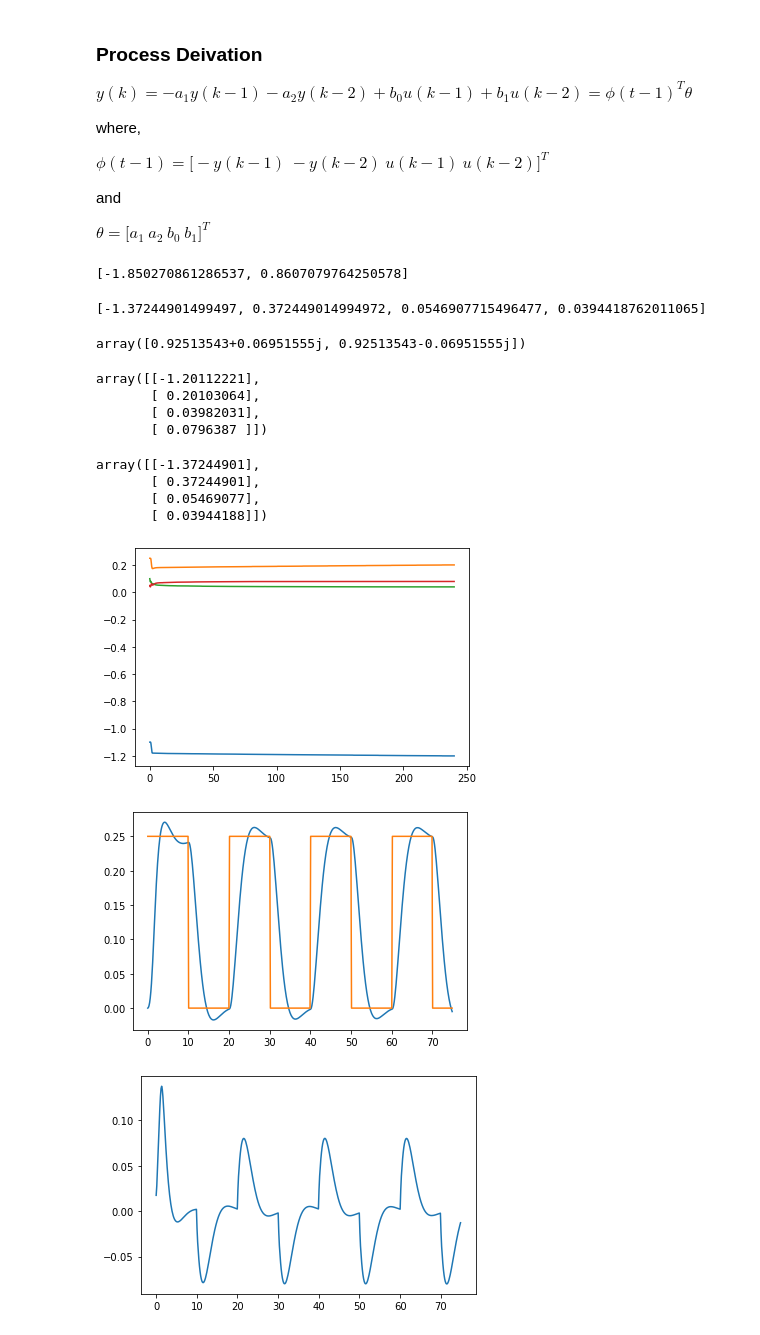
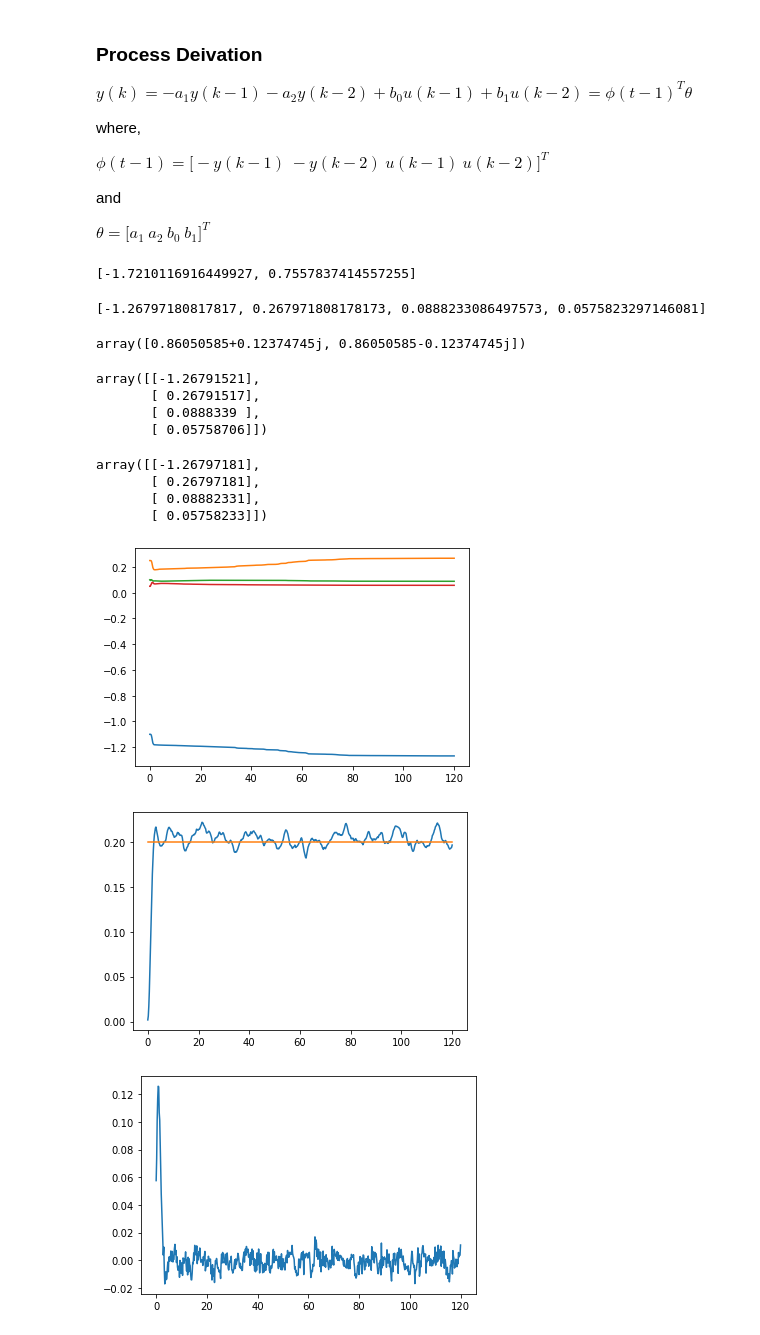
Before and after one commit to derekboase/ELG7113, a Jupyter notebook: system_models/derek_model/without_cancel_derek_v2.ipynb, the cells around one changed output. Cells and saved outputs as stored; diff of their text form; code cells hidden in the pictures.

```diff
--- a/system_models/derek_model/without_cancel_derek_v2.ipynb
+++ b/system_models/derek_model/without_cancel_derek_v2.ipynb
@@ -44,7 +44,7 @@ volume_ball = 4/3*np.pi*radius**3
 density = 1.2  # kg/m^3
 veq = 2.8 # m/s
 
-Ts_val = 0.15
+Ts_val = 0.2
 b_nom = 2*9.81*(mass-density*volume_ball)/(mass*veq)
 # %%
 ## Example 3.1: since it has the same structure TF I used it to validate my approach, it's consistent
@@ -188,9 +191,9 @@ and
 
 $ \theta = \big[a_1\ a_2\ b_0\ b_1\big]^T $
 # %%
-final_time = 240
+final_time = 120
 t = np.arange(0, final_time + Ts_val, Ts_val)
-def reference_signal(end_time=final_time, Ts_func=Ts_val, lower_set=0., upper_set=0.25, period=20):
+def reference_signal(end_time=final_time, Ts_func=Ts_val, lower_set=0.1, upper_set=0.2, period=40):
     uc_func = []
     time = np.arange(0, end_time + Ts_func, Ts_func)
     for _t in time:
@@ -198,21 +201,21 @@ def reference_signal(end_time=final_time, Ts_func=Ts_val, lower_set=0., upper_se
         if np.sin(rat*_t) >= 0:
             uc_func.append(upper_set)
         else:
-            uc_func.append(lower_set)
+            uc_func.append(upper_set)
     return np.array(uc_func, float)
 uc_val = reference_signal()
 # plt.plot(np.arange(0, 60 + Ts_val, Ts_val), uc)
 # plt.show()
 # %%
-omega_n = np.sqrt(2)/2
-zeta = np.sqrt(2)/2
+omega_n = 1
+zeta = 0.7
 Bmz_tf, Amz_tf = co.tfdata(co.sample_system(co.tf([1], [1, 2*zeta*omega_n, omega_n**2]), method='zoh', Ts=Ts_val))
 AM1 = Amz_tf[0][0][1]
 AM2 = Amz_tf[0][0][2]
 A0 = 0.5
 T0_num = AM1 + AM2 + 1
 T1_num = A0*(T0_num)
-lam = 1
+lam = 0.98
 initial_P_weights = [1000]*4
 # initial_P_weights = [1000, 100, 10, 10]
 theta = np.array(pulse_coeffs, float).reshape(4, -1)
@@ -221,9 +224,9 @@ display([AM1, AM2])
 display(pulse_coeffs)
 np.roots([1, AM1, AM2])
 # %% [output]
-[-1.850270861286537, 0.8607079764250578]
+[-1.7210116916449927, 0.7557837414557255]
-[-1.37244901499497, 0.372449014994972, 0.0546907715496477, 0.0394418762011065]
+[-1.26797180817817, 0.267971808178173, 0.0888233086497573, 0.0575823297146081]
-array([0.92513543+0.06951555j, 0.92513543-0.06951555j])
+array([0.86050585+0.12374745j, 0.86050585-0.12374745j])
 # %%
     # Estimates k = 0
 # theta_hat = np.array(pulse_coeffs, float).reshape(4, -1) # a1, a2, b0, b1 THIS WILL BE USED FOR THE REAL CONTROL
@@ -234,7 +237,8 @@ P = np.diag(initial_P_weights)
 phi = np.zeros((4,1))
 
     # Measurements and control parameters k = 0
-y_measure = (phi.T@theta).reshape(-1,)
+# y_measure = (phi.T@theta).reshape(-1,)
+y_measure = (phi.T@theta + np.random.normal(0, 0.001)).reshape(-1,)
 
 a1, a2, b0, b1 = theta_hat[0], theta_hat[1], theta_hat[2], theta_hat[3]
 den_rs = ((-a1*b0*b1) + (a2*b0**2) + b1**2)
@@ -258,8 +262,10 @@ theta_arr = np.concatenate((theta_arr,
 P = (np.eye(len(phi)) - K@phi.T) @P/lam
 
     # Measurements and control parameters k = 1
+# y_measure = np.concatenate((y_measure,
+#                             (phi.T@theta).reshape(-1,)))
 y_measure = np.concatenate((y_measure,
-                            (phi.T@theta).reshape(-1,)))
+                            (phi.T@theta + np.random.normal(0, 0.001)).reshape(-1,)))
 
 a1, a2, b0, b1 = theta_hat[0], theta_hat[1], theta_hat[2], theta_hat[3]
 den_rs = ((-a1*b0*b1) + (a2*b0**2) + b1**2)
@@ -284,8 +290,10 @@ for k in range(2, len(t)):
         P = (np.eye(len(phi)) - K@phi.T)@P/lam
 
             # Measurements and control parameters k = 2
+#         y_measure = np.concatenate((y_measure,
+#                             (phi.T@theta).reshape(-1,)))
         y_measure = np.concatenate((y_measure,
-                                    (phi.T@theta).reshape(-1,)))
+                                    (phi.T@theta + np.random.normal(0, 0.001)).reshape(-1,)))
 
         a1, a2, b0, b1 = theta_hat[0], theta_hat[1], theta_hat[2], theta_hat[3]
         den_rs = ((-a1*b0*b1) + (a2*b0**2) + b1**2)
@@ -303,30 +311,30 @@ for k in range(2, len(t)):
 # %%
 theta_hat
 # %% [output]
-array([[-1.20112221],
-       [ 0.20103064],
-       [ 0.03982031],
-       [ 0.0796387 ]])
+array([[-1.26791521],
+       [ 0.26791517],
+       [ 0.0888339 ],
+       [ 0.05758706]])
 # %%
 theta
 # %% [output]
-array([[-1.37244901],
-       [ 0.37244901],
-       [ 0.05469077],
-       [ 0.03944188]])
+array([[-1.26797181],
+       [ 0.26797181],
+       [ 0.08882331],
+       [ 0.05758233]])
 # %%
 for row in range(len(theta_arr)):
     plt.plot(t, theta_arr[row,:])
 plt.show()
 # %% [output]
-[figure, old version]
+[figure, new version]
 # %%
-et = 500
+et = len(t)
 plt.plot(t[0:et], y_measure[0:et])
 plt.plot(t[0:et], uc_val[0:et])
 plt.show()
 plt.plot(t[0:et], u_val[0:et])
 plt.show()
 # %% [output]
-[figure, old version]
+[figure, new version]
-[figure, old version]
+[figure, new version]
```
Also changed, not shown: parts of 2 cells of this notebook, 1 other file.
